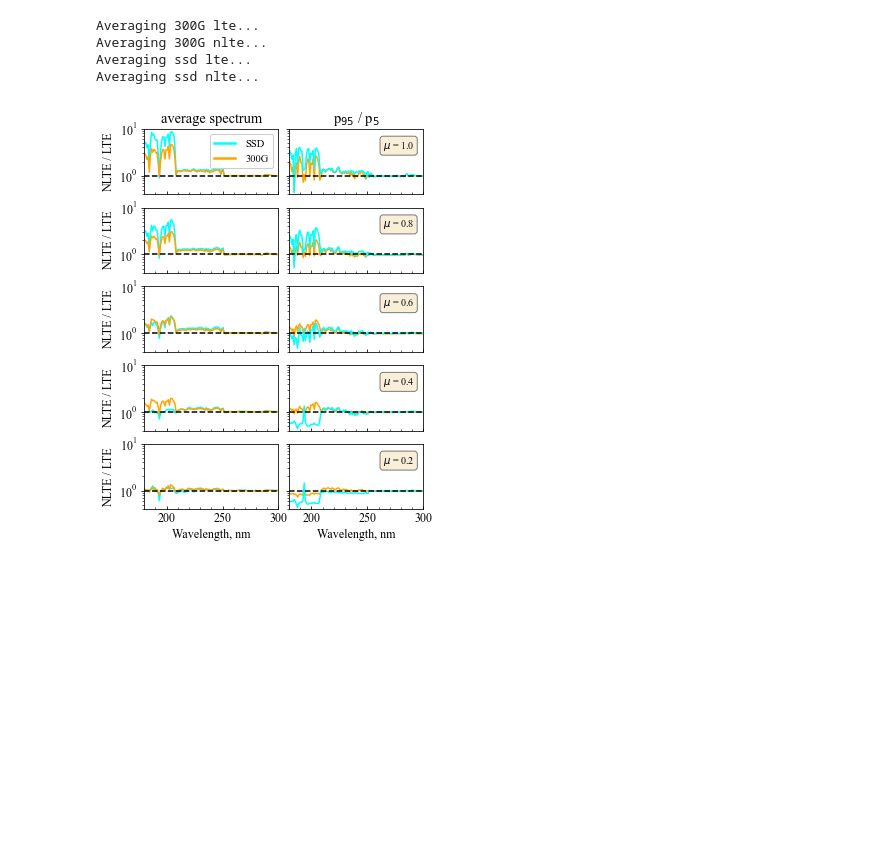
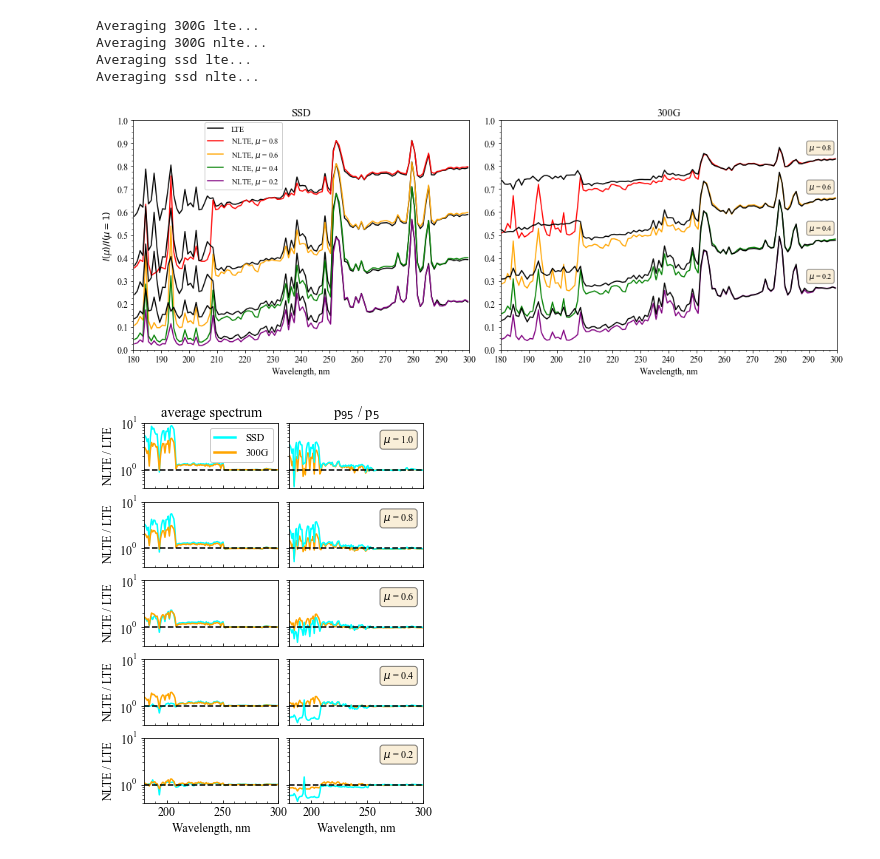
Before and after one commit to rtagirov/1.5D_mac, a Jupyter notebook: veronika/nlte_spec_veronika.ipynb, the cells around one changed output. Drawn from its saved outputs; the diff is of its cells as text; code cells hidden in the pictures; blank space fills up the shorter version.

Commit message:
clv figure changed colours

```diff
--- a/veronika/nlte_spec_veronika.ipynb
+++ b/veronika/nlte_spec_veronika.ipynb
@@ -527,57 +527,61 @@ fig, ax = plt.subplots(nrows = 1, ncols = 2, figsize = (14, 5))
 
 fig.tight_layout()
 
-for i in range(4):
+for i in range(3, -1, -1):
 
-    ax[0].plot(w, Is_lte[i, :] / Is_lte[4, :],   color = 'k')
-    ax[0].plot(w, Is_nlte[i, :] / Is_nlte[4, :], color = 'r')
+    if i == 3: ax[0].plot(w, Is_lte[i, :] / Is_lte[4, :], color = 'k', label = 'LTE')
+    if i != 3: ax[0].plot(w, Is_lte[i, :] / Is_lte[4, :], color = 'k')
 
-    if i == 0:
+    if i == 0: ax[0].plot(w, Is_nlte[i, :] / Is_nlte[4, :], color = 'purple', label = 'NLTE, ' + r'$\mu$ = ' + mu[i])
+    if i == 1: ax[0].plot(w, Is_nlte[i, :] / Is_nlte[4, :], color = 'green', label = 'NLTE, ' + r'$\mu$ = ' + mu[i])
+    if i == 2: ax[0].plot(w, Is_nlte[i, :] / Is_nlte[4, :], color = 'orange', label = 'NLTE, ' + r'$\mu$ = ' + mu[i])
+    if i == 3: ax[0].plot(w, Is_nlte[i, :] / Is_nlte[4, :], color = 'red', label = 'NLTE, ' + r'$\mu$ = ' + mu[i])
 
-        ax[1].plot(w, I3_lte[i, :] / I3_lte[4, :],   color = 'k', label = 'LTE')
-        ax[1].plot(w, I3_nlte[i, :] / I3_nlte[4, :], color = 'r', label = 'NLTE')
+    if i == 0: ax[1].plot(w, I3_nlte[i, :] / I3_nlte[4, :], color = 'purple')
+    if i == 1: ax[1].plot(w, I3_nlte[i, :] / I3_nlte[4, :], color = 'green')
+    if i == 2: ax[1].plot(w, I3_nlte[i, :] / I3_nlte[4, :], color = 'orange')
+    if i == 3: ax[1].plot(w, I3_nlte[i, :] / I3_nlte[4, :], color = 'red')
 
-    if i != 0:
+    ax[1].plot(w, I3_lte[i, :] / I3_lte[4, :], color = 'k')
 
-        ax[1].plot(w, I3_lte[i, :] / I3_lte[4, :],   color = 'k')
-        ax[1].plot(w, I3_nlte[i, :] / I3_nlte[4, :], color = 'r')
-
-leg = ax[1].legend(framealpha = 1, loc = 4, handletextpad = 1, prop = {'size': 15.5})
+leg = ax[0].legend(framealpha = 1, loc = 4, handletextpad = 1, prop = {'size': 10.5}, bbox_to_anchor = (0.455, 0.68))
 
 ax[0].set_xlim(180, 300)
 ax[1].set_xlim(180, 300)
 
 ax[0].set_ylim(0, 1)
 ax[1].set_ylim(0, 1)
 
 ax[0].set_xlabel('Wavelength, nm')
 ax[1].set_xlabel('Wavelength, nm')
 
-ax[0].set_ylabel(r'$I(\mu) / I_\mathrm{center}$')
+ax[0].set_ylabel(r'$I(\mu) / I(\mu = 1)$')
 
 ax[0].set_title('SSD')
 ax[1].set_title('300G')
 
 ax[0].xaxis.set_major_locator(MultipleLocator(10))
 ax[0].xaxis.set_minor_locator(AutoMinorLocator(4))
 
 ax[1].xaxis.set_major_locator(MultipleLocator(10))
 ax[1].xaxis.set_minor_locator(AutoMinorLocator(4))
 
 ax[0].yaxis.set_major_locator(MultipleLocator(0.1))
 ax[0].yaxis.set_minor_locator(AutoMinorLocator(4))
 
 ax[1].yaxis.set_major_locator(MultipleLocator(0.1))
 ax[1].yaxis.set_minor_locator(AutoMinorLocator(4))
 
-ax[1].text(288, 0.9, r'$\mu$ = ' + mu[3], fontsize = 10, verticalalignment = 'top', bbox = props)
-ax[1].text(288, 0.73, r'$\mu$ = ' + mu[2], fontsize = 10, verticalalignment = 'top', bbox = props)
-ax[1].text(288, 0.55, r'$\mu$ = ' + mu[1], fontsize = 10, verticalalignment = 'top', bbox = props)
-ax[1].text(288, 0.34, r'$\mu$ = ' + mu[0], fontsize = 10, verticalalignment = 'top', bbox = props)
+ax[1].text(290, 0.9, r'$\mu$ = ' + mu[3], fontsize = 10, verticalalignment = 'top', bbox = props)
+ax[1].text(290, 0.73, r'$\mu$ = ' + mu[2], fontsize = 10, verticalalignment = 'top', bbox = props)
+ax[1].text(290, 0.55, r'$\mu$ = ' + mu[1], fontsize = 10, verticalalignment = 'top', bbox = props)
+ax[1].text(290, 0.34, r'$\mu$ = ' + mu[0], fontsize = 10, verticalalignment = 'top', bbox = props)
 
 plt.savefig('./fig/clv.pdf', bbox_inches = 'tight')
 
-#plt.show()
+plt.show()
+# %% [output]
+[figure, added]
 # %%
 from matplotlib.ticker import AutoMinorLocator
 from matplotlib.ticker import MultipleLocator
```
Also changed, not shown: 2 other files.
